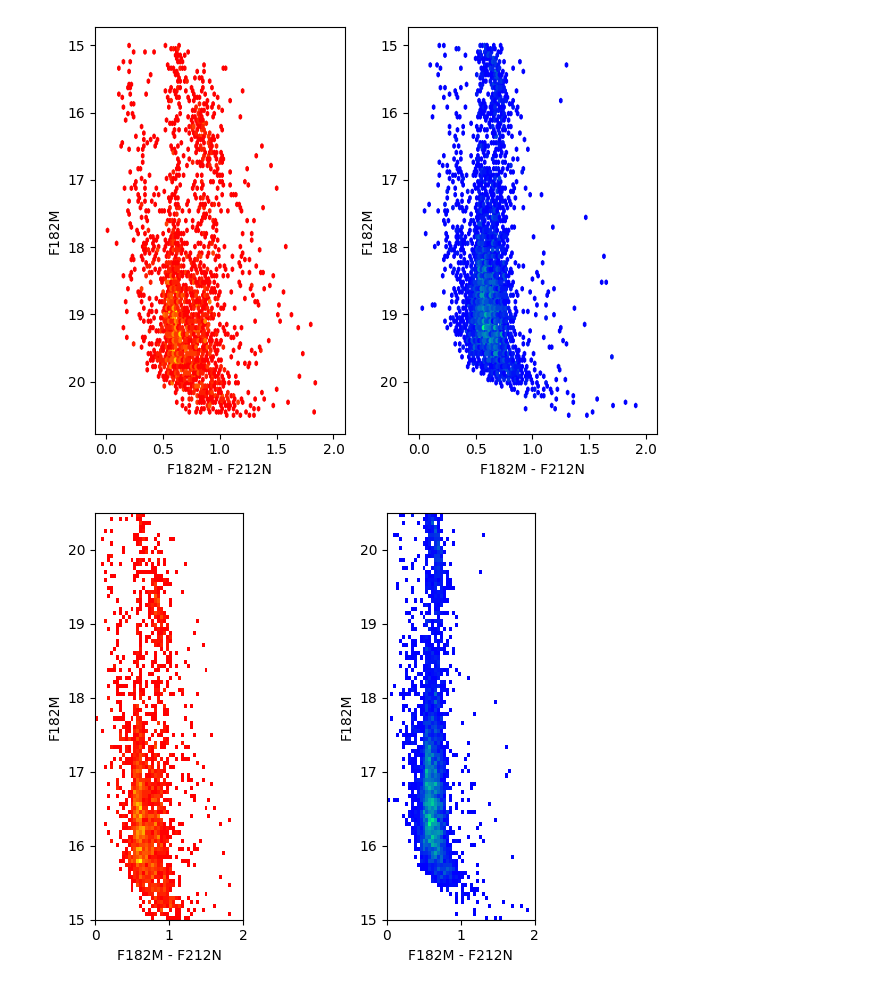
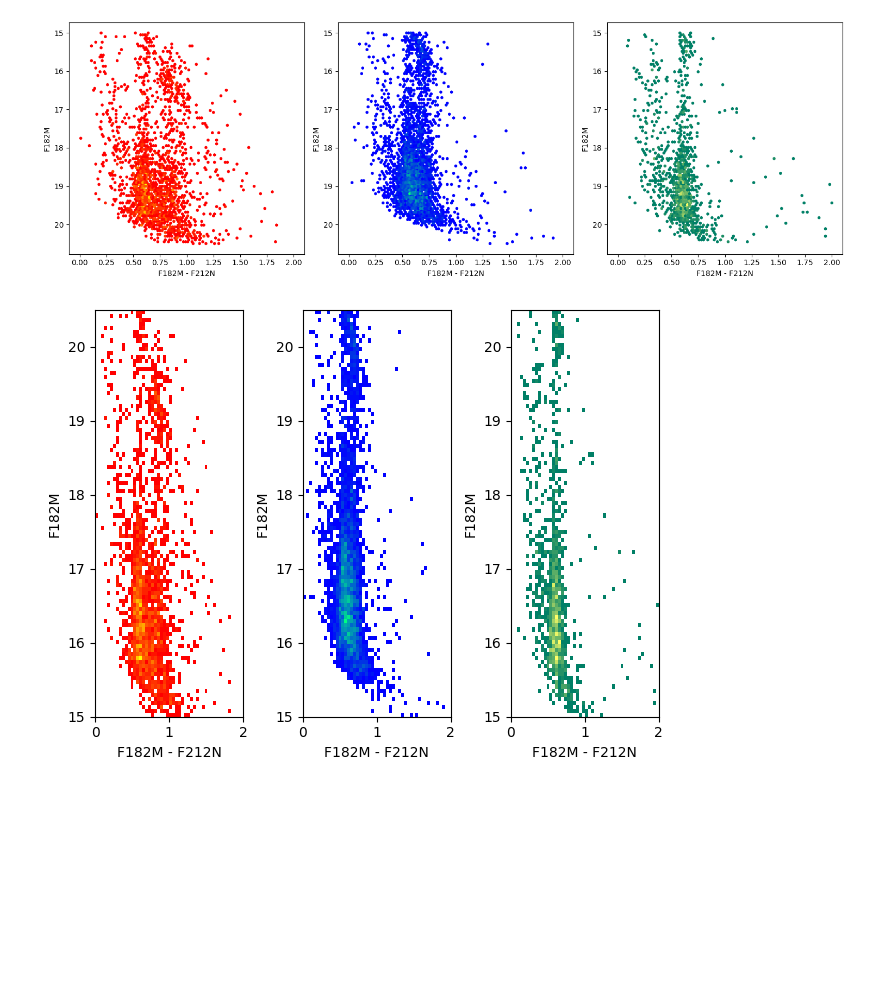
Before and after one commit to SpacialTree/dustridge-cd, a Jupyter notebook: notebooks/dustridge_edge.ipynb, the cells around one changed output. Cells and saved outputs as stored; diff of their text form; code cells hidden in the pictures; blank space fills up the shorter version.

```diff
--- a/notebooks/dustridge_edge.ipynb
+++ b/notebooks/dustridge_edge.ipynb
@@ -18,6 +18,7 @@ from dust_extinction.averages import CT06_MWLoc, I05_MWAvg, CT06_MWGC, G21_MWAvg
 # %%
 reg_edge = Regions.read('/orange/adamginsburg/jwst/cloudc/regions_/cloudd_edge.reg')
 reg_left = Regions.read('/orange/adamginsburg/jwst/cloudc/regions_/leftmost.reg')
+reg_center = Regions.read('/orange/adamginsburg/jwst/cloudc/regions_/cloudd_center.reg')
 # %%
 pos = SkyCoord('17:46:22.7004243086 -28:32:52.3581961071', unit=(u.hourangle, u.deg), frame='icrs')
 w = 3.6*u.arcmin
@@ -35,8 +37,10 @@ reg_left[0].to_pixel(cutout.wcs).plot(ax=ax, edgecolor='blue', facecolor='none',
 # %%
 cat_use = make_cat_use()
+cat_use.catalog['Av'] = cat_use.get_Av('f182m', 'f212n')
 # %%
 cat_edge = JWSTCatalog(cat_use.table_region_mask(reg_edge, cutout.wcs))
 cat_left = JWSTCatalog(cat_use.table_region_mask(reg_left, cutout.wcs))
+cat_center = JWSTCatalog(cat_use.table_region_mask(reg_center, cutout.wcs))
 # %%
 x = np.linspace(0, 30, 100)
 pt1 = (0.6, 15)
@@ -67,35 +82,52 @@ plt.tight_layout()
 # %%
-ax = plt.subplot(121)
+fig = plt.figure(figsize=(15,5))
+
+ax = plt.subplot(131)
 ax.hexbin(cat_edge.color('f182m', 'f212n'), cat_edge.band('f182m'), extent=(0, 2, 15, 20.5), mincnt=1, bins=100, cmap='autumn')
 plt.gca().invert_yaxis()
 ax.set_xlabel('F182M - F212N')
 ax.set_ylabel('F182M')
 
-ax = plt.subplot(122)
+ax = plt.subplot(132)
 ax.hexbin(cat_left.color('f182m', 'f212n'), cat_left.band('f182m'), extent=(0, 2, 15, 20.5), mincnt=1, bins=100, cmap='winter')
 plt.gca().invert_yaxis()
 ax.set_xlabel('F182M - F212N')
 ax.set_ylabel('F182M')
 
+ax = plt.subplot(133)
+ax.hexbin(cat_center.color('f182m', 'f212n'), cat_center.band('f182m'), extent=(0, 2, 15, 20.5), mincnt=1, bins=100, cmap='summer')
+plt.gca().invert_yaxis()
+ax.set_xlabel('F182M - F212N')
+ax.set_ylabel('F182M')
+
 plt.tight_layout()
 # %% [output]
-[figure, old version]
+[figure, new version]
 # %%
-ax = plt.subplot(121)
+#fig = plt.figure(figsize=(15,5))
+
+ax = plt.subplot(131)
 h, xedges, yedges = np.histogram2d(cat_edge.color('f182m', 'f212n'), cat_edge.band('f182m'), range=[[0, 2], [15, 20.5]], bins=(50, 100))
 h[h==0] = np.nan
 plt.imshow(h.T, interpolation='None', cmap='autumn', extent=[xedges[0], xedges[-1], yedges[0], yedges[-1]])
 ax.set_xlabel('F182M - F212N')
 ax.set_ylabel('F182M')
 
-ax = plt.subplot(122)
+ax = plt.subplot(132)
 h, xedges, yedges = np.histogram2d(cat_left.color('f182m', 'f212n'), cat_left.band('f182m'), range=[[0, 2], [15, 20.5]], bins=(50, 100))
 h[h==0] = np.nan
 plt.imshow(h.T, interpolation='None', cmap='winter', extent=[xedges[0], xedges[-1], yedges[0], yedges[-1]])
 ax.set_xlabel('F182M - F212N')
 ax.set_ylabel('F182M')
 
+ax = plt.subplot(133)
+h, xedges, yedges = np.histogram2d(cat_center.color('f182m', 'f212n'), cat_center.band('f182m'), range=[[0, 2], [15, 20.5]], bins=(50, 100))
+h[h==0] = np.nan
+plt.imshow(h.T, interpolation='None', cmap='summer', extent=[xedges[0], xedges[-1], yedges[0], yedges[-1]])
+ax.set_xlabel('F182M - F212N')
+ax.set_ylabel('F182M')
+
 plt.tight_layout()
 # %% [output]
-[figure, old version]
+[figure, new version]
 # %%
```
Also changed, not shown: parts of 5 cells of this notebook.
